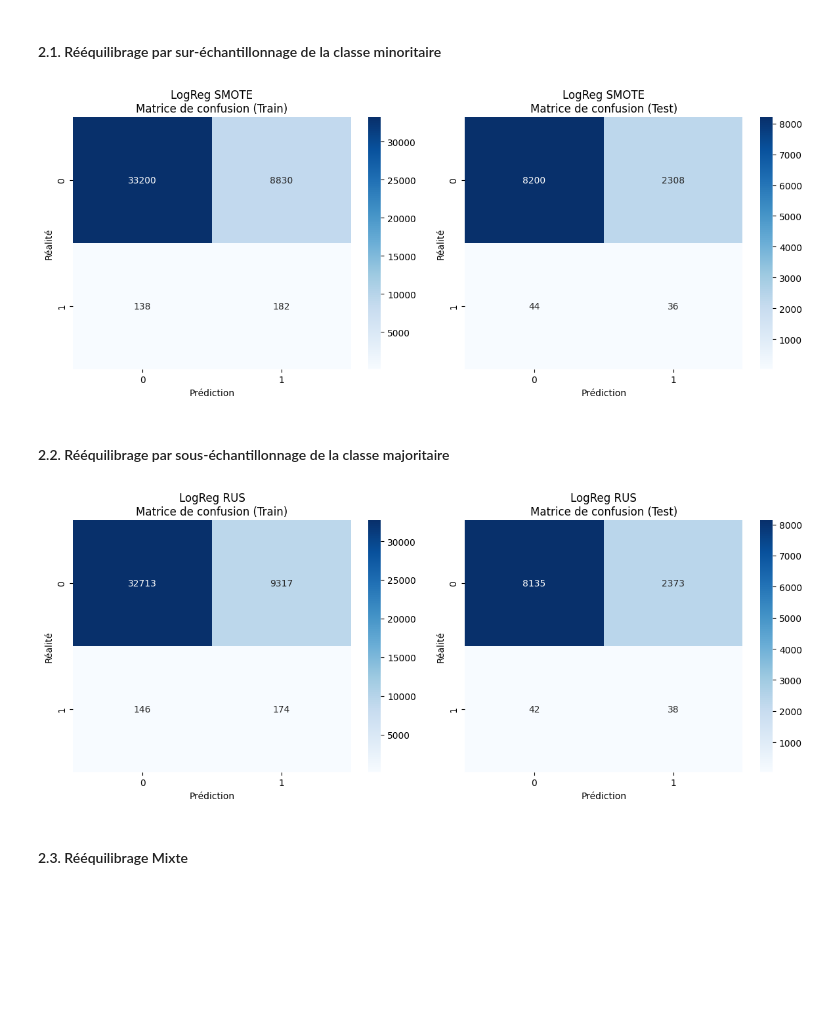
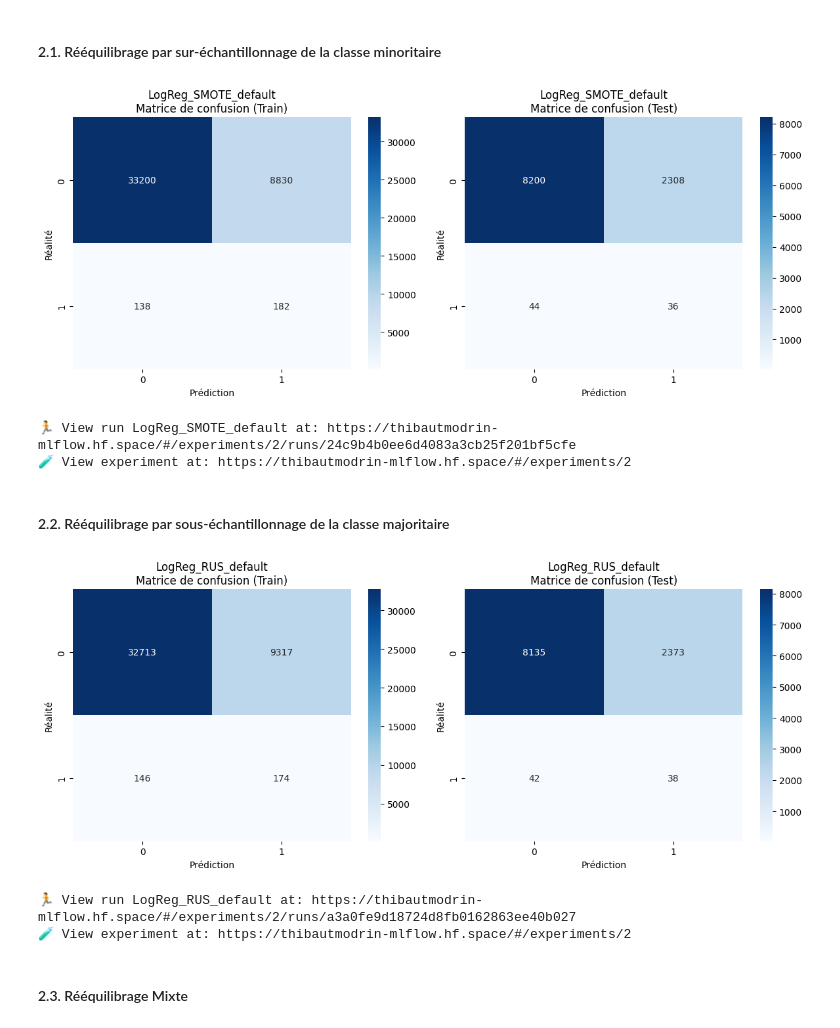
Before and after one commit to thibautmodrin/Jedha_Full_Stack_HPP_Prediction, a Jupyter notebook: 01_Notebooks/03_Model_LogReg.ipynb, the cells around one changed output. Saved outputs shown, nothing was run; the diff lists cells and outputs as text; code cells hidden in the pictures; blank space fills up the shorter version.

```diff
--- a/01_Notebooks/03_Model_LogReg.ipynb
+++ b/01_Notebooks/03_Model_LogReg.ipynb
@@ -590,7 +590,7 @@ log_reg_baseline.fit(X_train,y_train)
 
 
 # Évaluation du modèle de référence
-dict_log_reg_baseline=evaluate_model(log_reg_baseline, X_train,X_test, y_train, y_test, run_name="LogReg Baseline",display_plots=False)
+dict_log_reg_baseline=evaluate_model(log_reg_baseline, X_train,X_test, y_train, y_test,experiment_name="HPP_Prediction_LogReg",run_name="LogReg_Baseline_default",display_plots=False,use_mlflow=True)
 
 # Enregistrement du modèle dans une liste pour utilisation ultérieure avec visualiser_comparaison_modeles
 modeles.append(dict_log_reg_baseline)
@@ -603,28 +622,30 @@ modeles.append(dict_log_reg_baseline)
 # %%
 
 
 
 # Pipeline avec SMOTE
 pipeline_smote = ImbPipeline(steps=[
     ('preprocessor', preprocessor),
     ('sampler', SMOTE(random_state=42)),
     ('classifier', LogisticRegression(random_state=42,max_iter=1000))
 ])
 
 param_grid = {
 
 }
 cv=StratifiedKFold(n_splits=5, shuffle=True, random_state=42)
 log_reg_smote=GridSearchCV(pipeline_smote, param_grid, cv=cv, scoring='f1',refit=True,return_train_score=True)
 log_reg_smote.fit(X_train,y_train)
 
 # Évaluation du modèle
-dict_log_reg_smote=evaluate_model(log_reg_smote, X_train,X_test, y_train, y_test, run_name="LogReg SMOTE",display_plots=False)
+dict_log_reg_smote=evaluate_model(log_reg_smote, X_train,X_test, y_train, y_test, experiment_name="HPP_Prediction_LogReg",run_name="LogReg_SMOTE_default",display_plots=False,use_mlflow=True)
 
 # Enregistrement du modèle dans la liste
 modeles.append(dict_log_reg_smote)
 # %% [output]
-[figure, old version]
+[figure, new version]
+🏃 View run LogReg_SMOTE_default at: https://thibautmodrin-mlflow.hf.space/#/experiments/2/runs/24c9b4b0ee6d4083a3cb25f201bf5cfe
+🧪 View experiment at: https://thibautmodrin-mlflow.hf.space/#/experiments/2
 # %% [markdown]
 #### 2.2. Rééquilibrage par sous-échantillonnage de la classe majoritaire
 # %%
@@ -644,12 +665,14 @@ log_reg_rus=GridSearchCV(pipeline_rus, param_grid, cv=cv, scoring='f1',refit=Tru
 log_reg_rus.fit(X_train,y_train)
 
 # Évaluation du modèle
-dict_log_reg_rus=evaluate_model(log_reg_rus, X_train,X_test, y_train, y_test, run_name="LogReg RUS",display_plots=False)
+dict_log_reg_rus=evaluate_model(log_reg_rus, X_train,X_test, y_train, y_test,experiment_name="HPP_Prediction_LogReg",run_name="LogReg_RUS_default",display_plots=False,use_mlflow=True)
 
 # Enregistrement du modèle dans la liste
 modeles.append(dict_log_reg_rus)
 # %% [output]
-[figure, old version]
+[figure, new version]
+🏃 View run LogReg_RUS_default at: https://thibautmodrin-mlflow.hf.space/#/experiments/2/runs/a3a0fe9d18724d8fb0162863ee40b027
+🧪 View experiment at: https://thibautmodrin-mlflow.hf.space/#/experiments/2
 # %% [markdown]
 #### 2.3. Rééquilibrage Mixte
 # %% [markdown]
```
Also changed, not shown: parts of 10 cells of this notebook, 4 other files.
